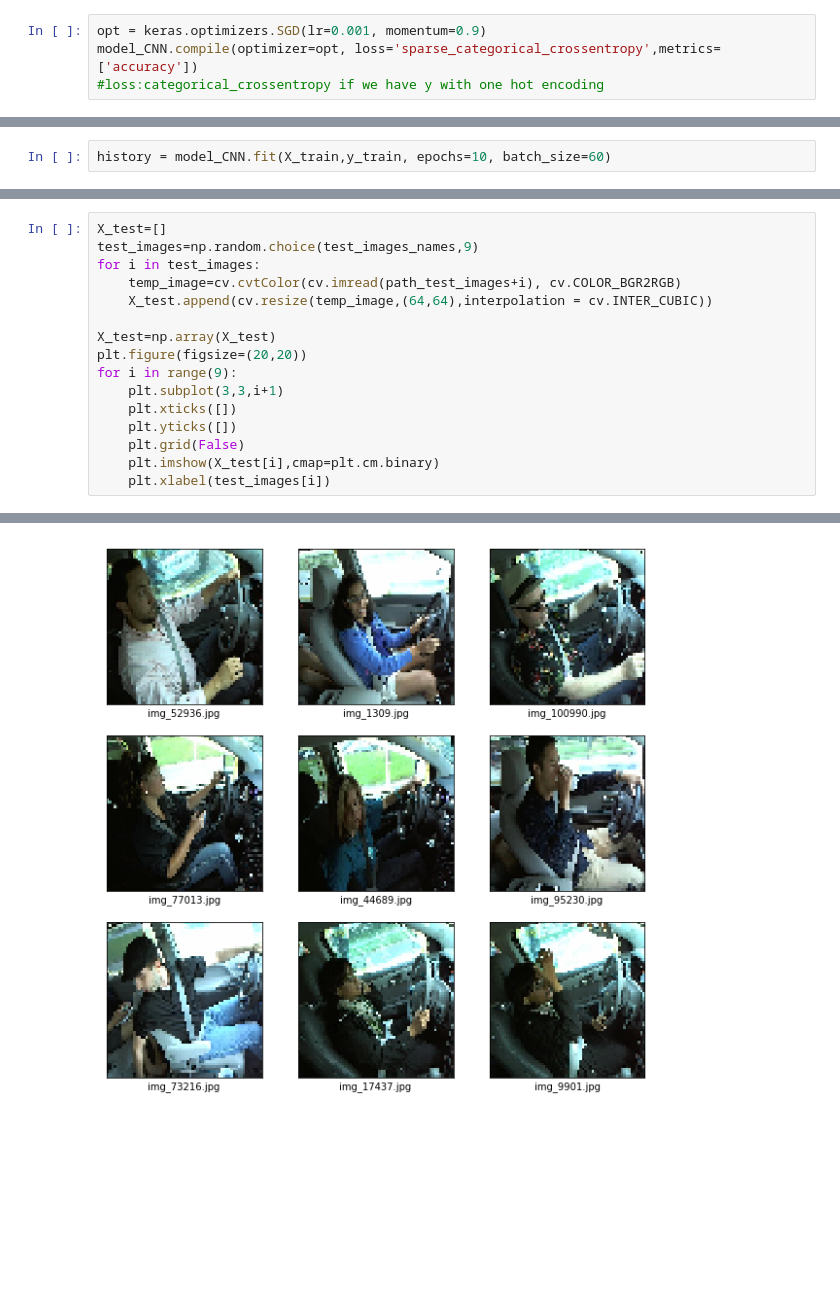
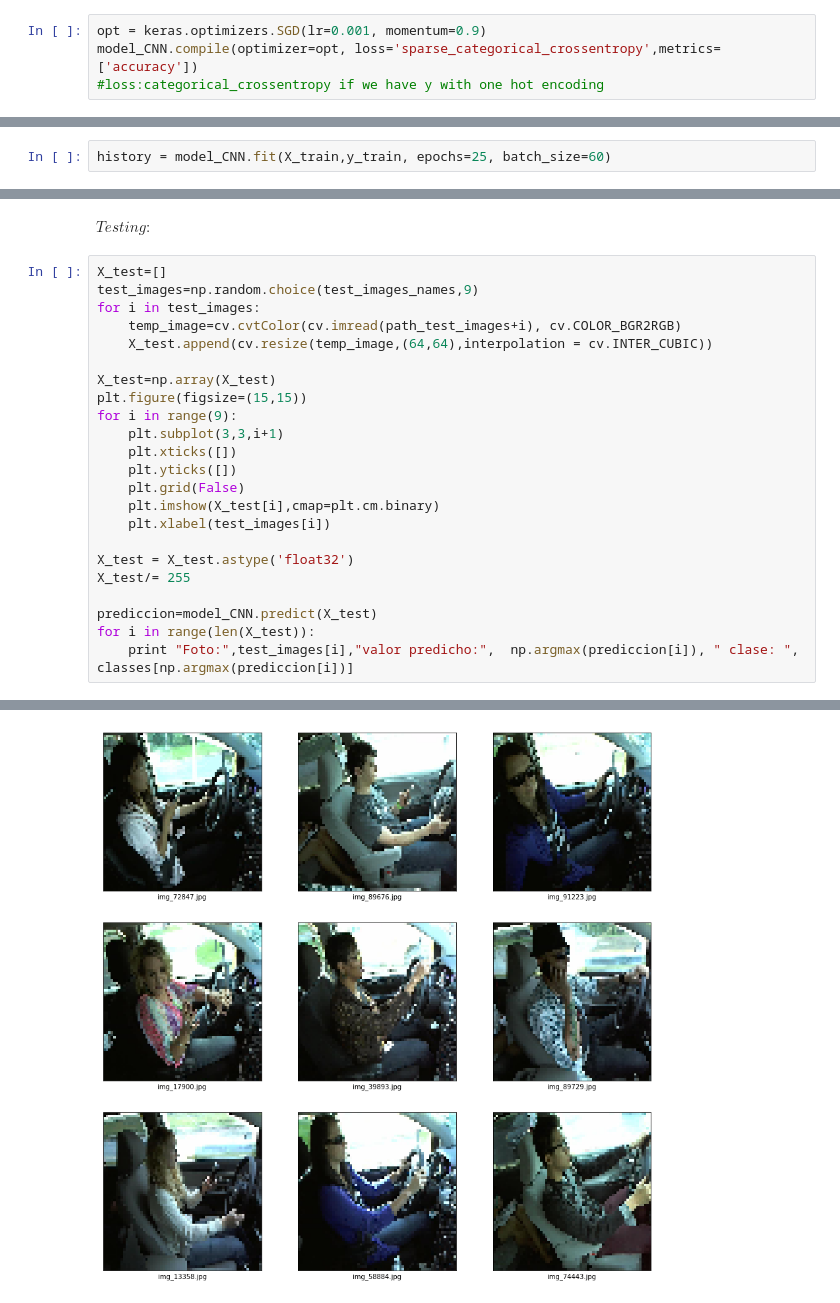
Before and after one commit to pecons/proyectoCV, a Jupyter notebook: notebooks/CNN Testing.ipynb, the cells around one changed output, grey strips where cells are left out. Drawn from its saved outputs; the diff is of its cells as text; blank space fills up the shorter version.

```diff
--- a/notebooks/Data Testing.ipynb
+++ b/notebooks/CNN Testing.ipynb
@@ -154,3 +150,3 @@ model_CNN.compile(optimizer=opt, loss='sparse_categorical_crossentropy',metrics=
 # %%
-history = model_CNN.fit(X_train,y_train, epochs=10, batch_size=60)
+history = model_CNN.fit(X_train,y_train, epochs=25, batch_size=60)
 # %% [output]
@@ -177,3 +178,5 @@ Epoch 10/10
+# %% [markdown]
+$Testing:$
 # %%
 X_test=[]
 test_images=np.random.choice(test_images_names,9)
@@ -182,7 +185,7 @@ for i in test_images:
     X_test.append(cv.resize(temp_image,(64,64),interpolation = cv.INTER_CUBIC))
 
 X_test=np.array(X_test)
-plt.figure(figsize=(20,20))
+plt.figure(figsize=(15,15))
 for i in range(9):
     plt.subplot(3,3,i+1)
     plt.xticks([])
@@ -190,4 +193,11 @@ for i in range(9):
     plt.grid(False)
     plt.imshow(X_test[i],cmap=plt.cm.binary)
     plt.xlabel(test_images[i])
+
+X_test = X_test.astype('float32')
+X_test/= 255
+
+prediccion=model_CNN.predict(X_test)
+for i in range(len(X_test)):
+    print "Foto:",test_images[i],"valor predicho:",  np.argmax(prediccion[i]), " clase: ", classes[np.argmax(prediccion[i])]
 # %% [output]
@@ -194 +213 @@ for i in range(9):
-[figure, old version]
+[figure, new version]
```
Also changed, not shown: parts of 20 cells of this notebook, 1 other file.
